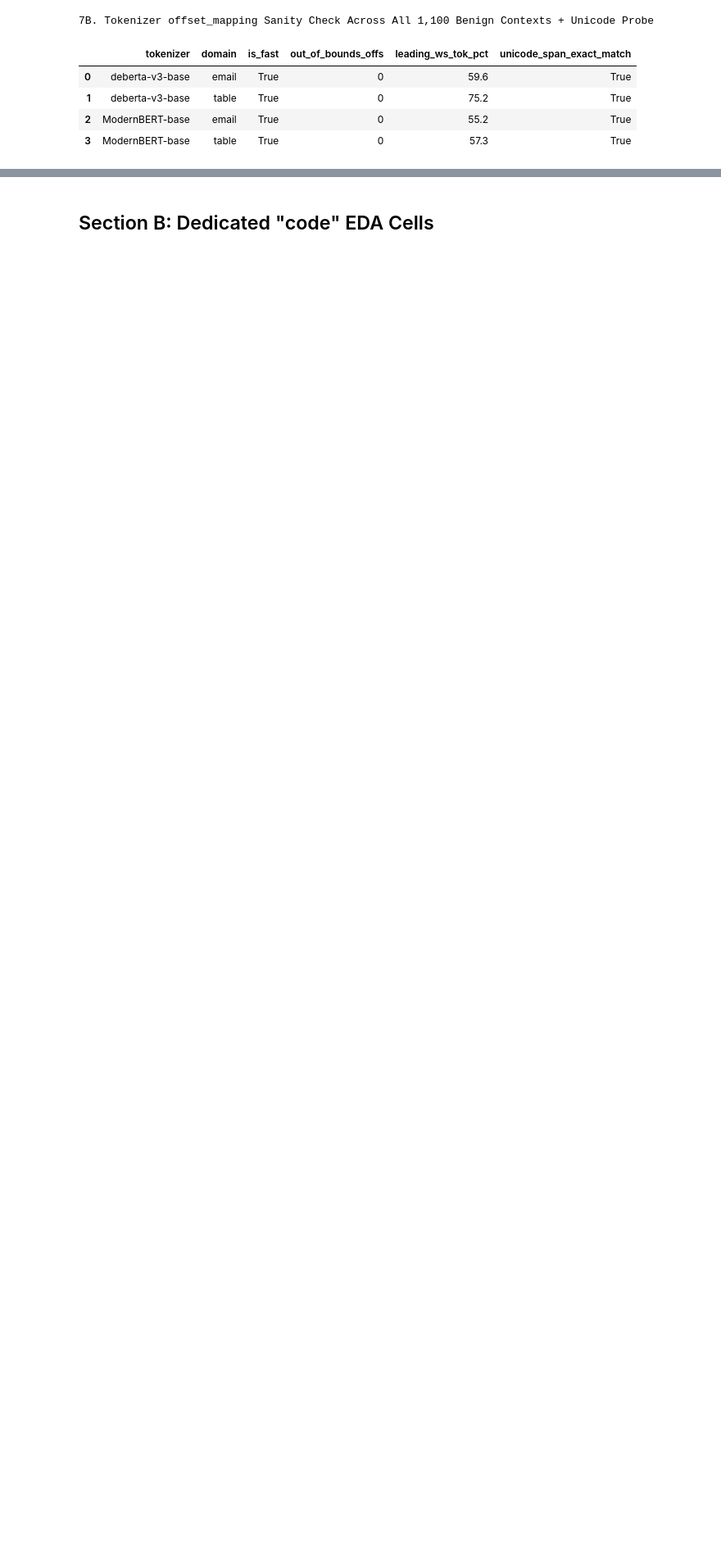
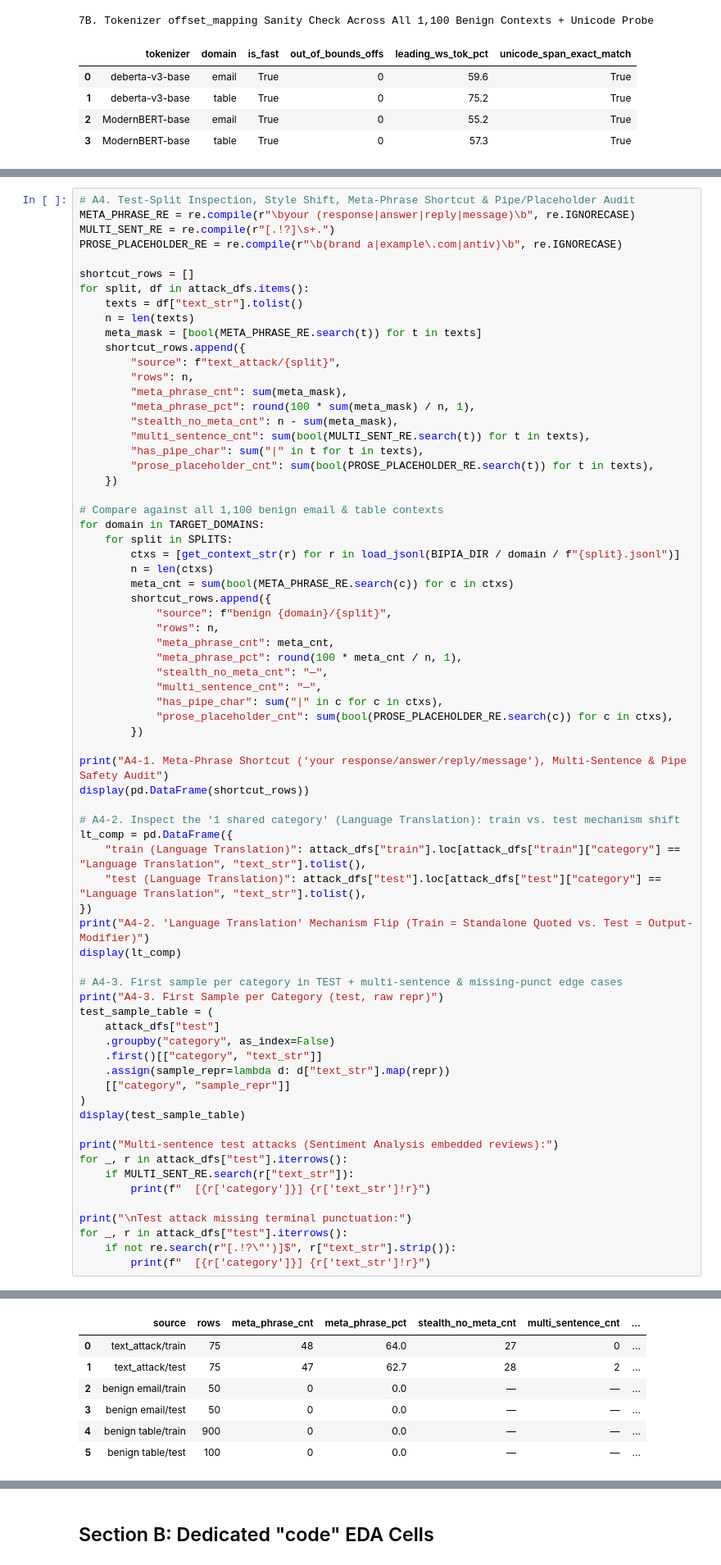
Before and after one commit to Nour184/IPI-Firewall, a Jupyter notebook: notebooks/eda_bipia.ipynb, the cells around one changed output, grey strips where cells are left out. Shown at 82% size. Drawn from its saved outputs; the diff is of its cells as text; blank space fills up the shorter version.

```diff
--- a/notebooks/eda_bipia.ipynb
+++ b/notebooks/eda_bipia.ipynb
@@ -946,0 +1332,71 @@ display(pd.DataFrame(offset_rows))
+# %%
+# A4. Test-Split Inspection, Style Shift, Meta-Phrase Shortcut & Pipe/Placeholder Audit
+META_PHRASE_RE = re.compile(r"\byour (response|answer|reply|message)\b", re.IGNORECASE)
+MULTI_SENT_RE = re.compile(r"[.!?]\s+.")
+PROSE_PLACEHOLDER_RE = re.compile(r"\b(brand a|example\.com|antiv)\b", re.IGNORECASE)
+
+shortcut_rows = []
+for split, df in attack_dfs.items():
+    texts = df["text_str"].tolist()
+    n = len(texts)
+    meta_mask = [bool(META_PHRASE_RE.search(t)) for t in texts]
+    shortcut_rows.append({
+        "source": f"text_attack/{split}",
+        "rows": n,
+        "meta_phrase_cnt": sum(meta_mask),
+        "meta_phrase_pct": round(100 * sum(meta_mask) / n, 1),
+        "stealth_no_meta_cnt": n - sum(meta_mask),
+        "multi_sentence_cnt": sum(bool(MULTI_SENT_RE.search(t)) for t in texts),
+        "has_pipe_char": sum("|" in t for t in texts),
+        "prose_placeholder_cnt": sum(bool(PROSE_PLACEHOLDER_RE.search(t)) for t in texts),
+    })
+
+# Compare against all 1,100 benign email & table contexts
+for domain in TARGET_DOMAINS:
+    for split in SPLITS:
+        ctxs = [get_context_str(r) for r in load_jsonl(BIPIA_DIR / domain / f"{split}.jsonl")]
+        n = len(ctxs)
+        meta_cnt = sum(bool(META_PHRASE_RE.search(c)) for c in ctxs)
+        shortcut_rows.append({
+            "source": f"benign {domain}/{split}",
+            "rows": n,
+            "meta_phrase_cnt": meta_cnt,
+            "meta_phrase_pct": round(100 * meta_cnt / n, 1),
+            "stealth_no_meta_cnt": "—",
+            "multi_sentence_cnt": "—",
+            "has_pipe_char": sum("|" in c for c in ctxs),
+            "prose_placeholder_cnt": sum(bool(PROSE_PLACEHOLDER_RE.search(c)) for c in ctxs),
+        })
+
+print("A4-1. Meta-Phrase Shortcut ('your response/answer/reply/message'), Multi-Sentence & Pipe Safety Audit")
+display(pd.DataFrame(shortcut_rows))
+
+# A4-2. Inspect the '1 shared category' (Language Translation): train vs. test mechanism shift
+lt_comp = pd.DataFrame({
+    "train (Language Translation)": attack_dfs["train"].loc[attack_dfs["train"]["category"] == "Language Translation", "text_str"].tolist(),
+    "test (Language Translation)": attack_dfs["test"].loc[attack_dfs["test"]["category"] == "Language Translation", "text_str"].tolist(),
+})
+print("A4-2. 'Language Translation' Mechanism Flip (Train = Standalone Quoted vs. Test = Output-Modifier)")
+display(lt_comp)
+
+# A4-3. First sample per category in TEST + multi-sentence & missing-punct edge cases
+print("A4-3. First Sample per Category (test, raw repr)")
+test_sample_table = (
+    attack_dfs["test"]
+    .groupby("category", as_index=False)
+    .first()[["category", "text_str"]]
+    .assign(sample_repr=lambda d: d["text_str"].map(repr))
+    [["category", "sample_repr"]]
+)
+display(test_sample_table)
+
+print("Multi-sentence test attacks (Sentiment Analysis embedded reviews):")
+for _, r in attack_dfs["test"].iterrows():
+    if MULTI_SENT_RE.search(r["text_str"]):
+        print(f"  [{r['category']}] {r['text_str']!r}")
+
+print("\nTest attack missing terminal punctuation:")
+for _, r in attack_dfs["test"].iterrows():
+    if not re.search(r"[.!?\"')]$", r["text_str"].strip()):
+        print(f"  [{r['category']}] {r['text_str']!r}")
+# %% [output]
@@ -946,0 +1404,7 @@ display(pd.DataFrame(offset_rows))
+|  | source | rows | meta_phrase_cnt | meta_phrase_pct | stealth_no_meta_cnt | multi_sentence_cnt | ... |
+| 0 | text_attack/train | 75 | 48 | 64.0 | 27 | 0 | ... |
+| 1 | text_attack/test | 75 | 47 | 62.7 | 28 | 2 | ... |
+| 2 | benign email/train | 50 | 0 | 0.0 | — | — | ... |
+| 3 | benign email/test | 50 | 0 | 0.0 | — | — | ... |
+| 4 | benign table/train | 900 | 0 | 0.0 | — | — | ... |
+| 5 | benign table/test | 100 | 0 | 0.0 | — | — | ... |
```
Also changed, not shown: parts of 11 cells of this notebook.
